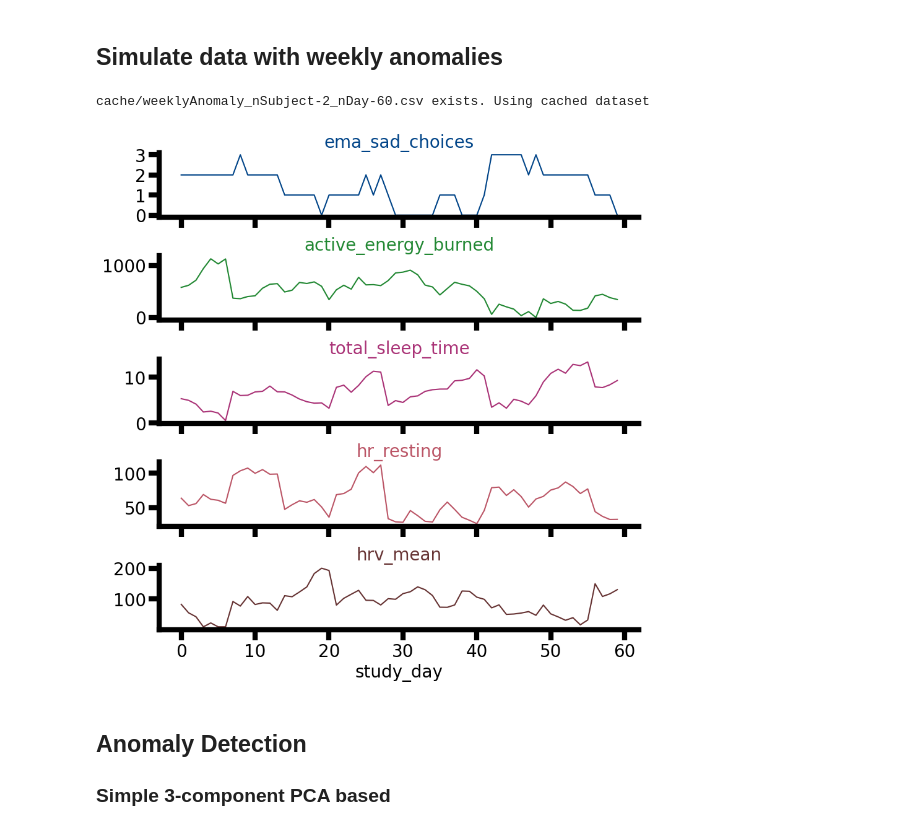
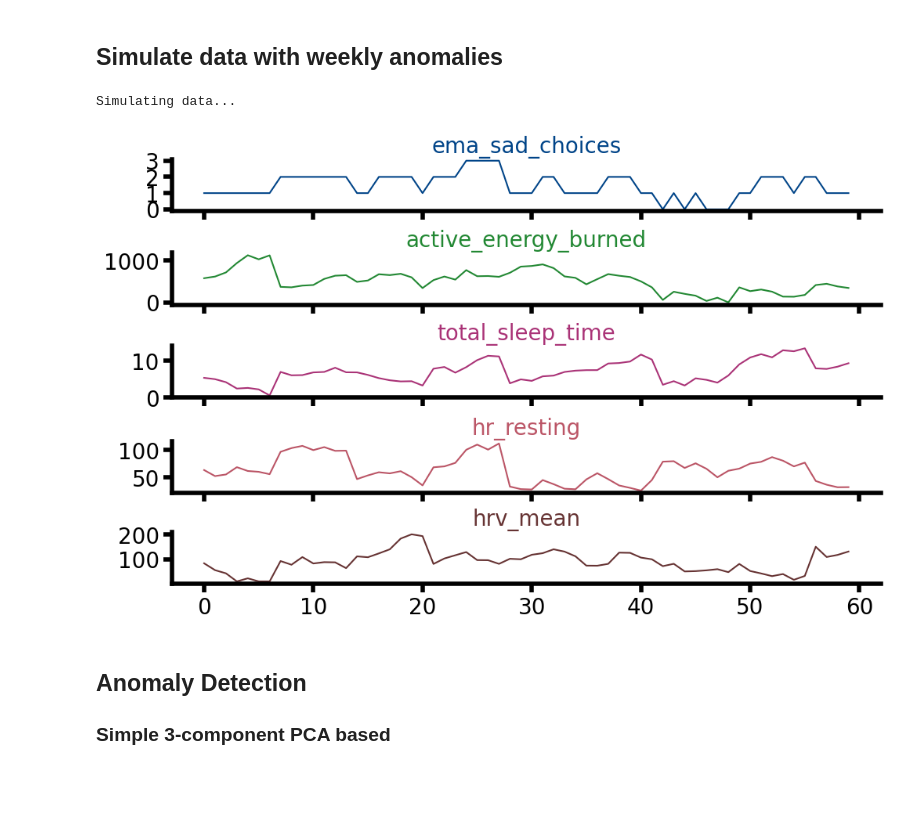
Before and after one commit to akre96/mhealth_anomaly_detection, a Jupyter notebook: notebooks/illustrated_example.ipynb, the cells around one changed output. Drawn from its saved outputs; the diff is of its cells as text; code cells hidden in the pictures; blank space fills up the shorter version.

Commit message:
fixed lineplot not showing, trialing anomaly detection on cross check, capping reconstruction error at 10 per feature

```diff
--- a/notebooks/illustrated_example.ipynb
+++ b/notebooks/illustrated_example.ipynb
@@ -15,35 +16,38 @@ from mhealth_anomaly_detection import plots
 ## Simulate data with weekly anomalies
 # %%
 # Feature parameters for simulation
-all_feature_params = lr.get_all_feature_params()
+palette = lr.get_colors('../lib/colors.json')
+all_feature_params = lr.get_all_feature_params('../lib/feature_parameters.json')
 sim_type = 'weeklyAnomaly'
 feature_params = all_feature_params[sim_type]
 
 # Simulate daily data with weekly anomalies
 # Frequency and scale of anomalies set in lib/feature_parameters.json
 simulator = sd.RandomAnomalySimulator(
     feature_params=feature_params,
     n_days=60,
     n_subjects=2,
-    sim_type=sim_type
+    sim_type=sim_type,
+    cache_simulation=False,
 )
 simulated_data = simulator.simulateData()
 
 # Get 1 subject and plot their data over time
 subject_data: pd.DataFrame = simulated_data.loc[
     simulated_data.subject_id == simulated_data.subject_id.unique()[0],
     :
 ].reset_index()
 fig, ax = plots.lineplot_features(
     subject_data,
     [
         'ema_sad_choices',
         *feature_params.keys()
-    ]
+    ],
+    palette=palette,
 )
 # %% [output]
-cache/weeklyAnomaly_nSubject-2_nDay-60.csv exists. Using cached dataset
+Simulating data...
-[figure, old version]
+[figure, new version]
 # %% [markdown]
 ## Anomaly Detection
 
```
Also changed, not shown: parts of 2 cells of this notebook, 6 other files.
